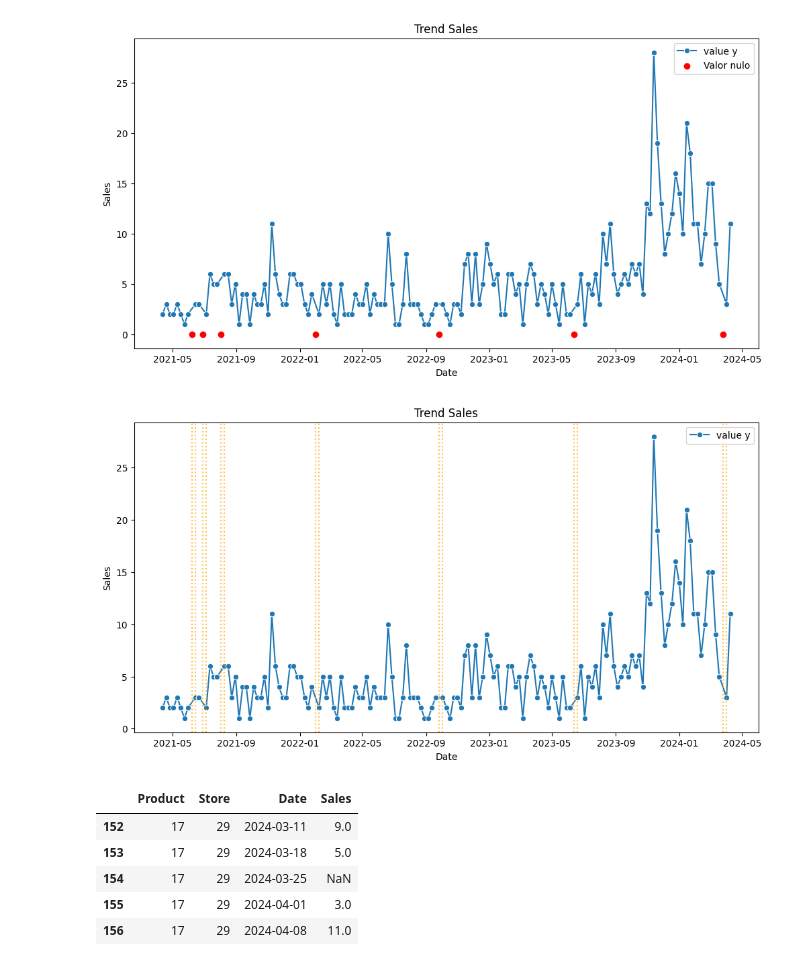
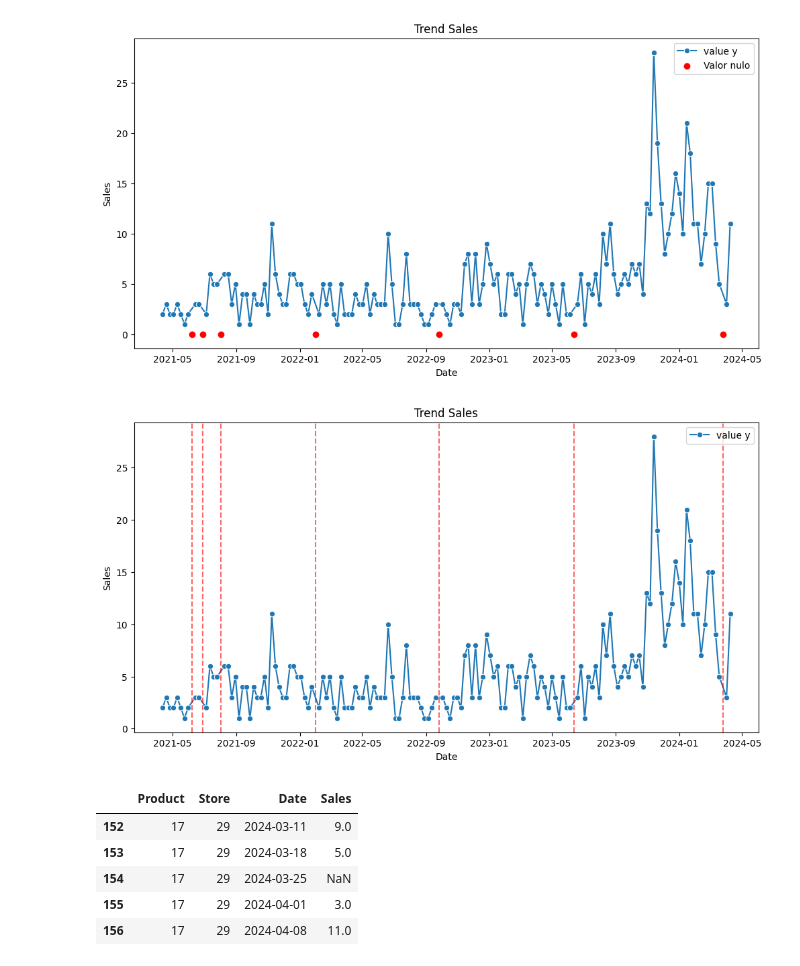
Before and after one commit to joseortegalabra/vn2_challenge, a Jupyter notebook: notebooks/2_discovery.ipynb, the cells around one changed output. Drawn from its saved outputs; the diff is of its cells as text; code cells hidden in the pictures.

Commit message:
feat: agregar fill null values

```diff
--- a/notebooks/2_discovery.ipynb
+++ b/notebooks/2_discovery.ipynb
@@ -400,23 +400,29 @@ plt.legend()
 plt.show()
 # %% [output]
 [figure]
-# %%
-# graficar
-plt.figure(figsize=(12, 6))
-
-# tendencia
-sns.lineplot(data=data_plot, x="Date", y="Sales", marker = 'o', label="value y")
-
-# marcar bordes de huecos
-data_plot["missing"] = data_plot["Sales"].isna()
-for i in data_plot.index[data_plot["missing"].diff().fillna(False)]:
-    plt.axvline(data_plot.loc[i, "Date"], color="orange", linestyle=":", alpha=0.7)
-
-plt.title("Trend Sales")
-plt.legend()
-plt.show()
-# %% [output]
-[figure, removed]
+# %%
+# graficar
+plt.figure(figsize=(12, 6))
+
+# tendencia
+sns.lineplot(data=data_plot, x="Date", y="Sales", marker = 'o', label="value y")
+
+# graficar con un punto ROJO cuando los valores fueron NULL (venta sin stock)
+missing_points = data_plot[data_plot["Sales"].isna()]
+for ds_missing in missing_points["Date"]:
+    plt.axvline(
+        x=ds_missing,
+        color="red",
+        linestyle="--",
+        alpha=0.6,
+        label="_nolegend_",
+    )
+
+plt.title("Trend Sales")
+plt.legend()
+plt.show()
+# %% [output]
+[figure, added]
 # %%
 # revisar tail de la data - el ejemplo mostrado es de una combianción que faltan valores las últimas 5 semanas
 data_plot.tail()
```
Also changed, not shown: 6 other files.
